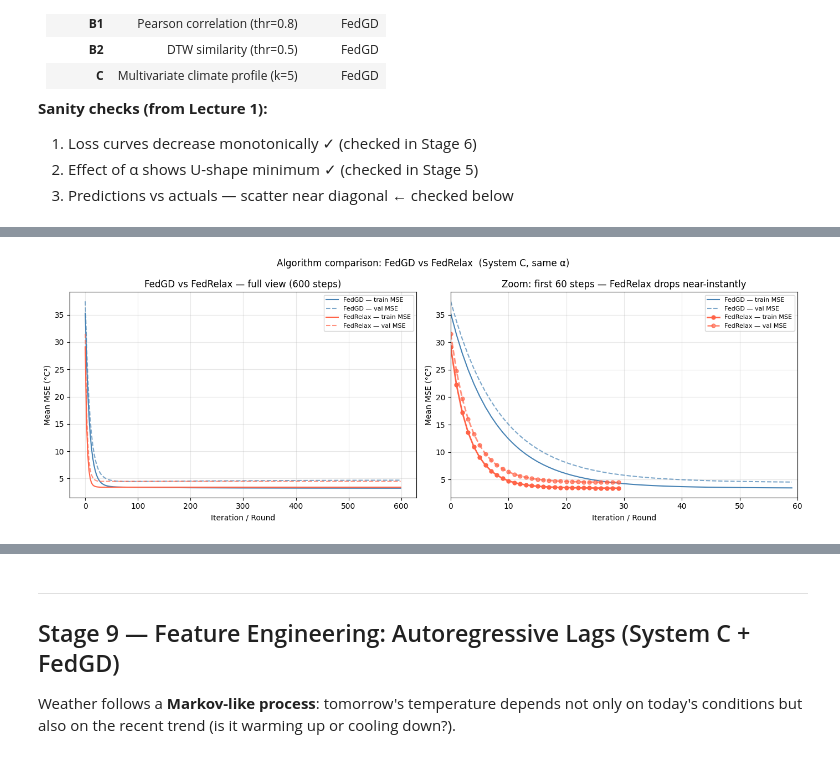
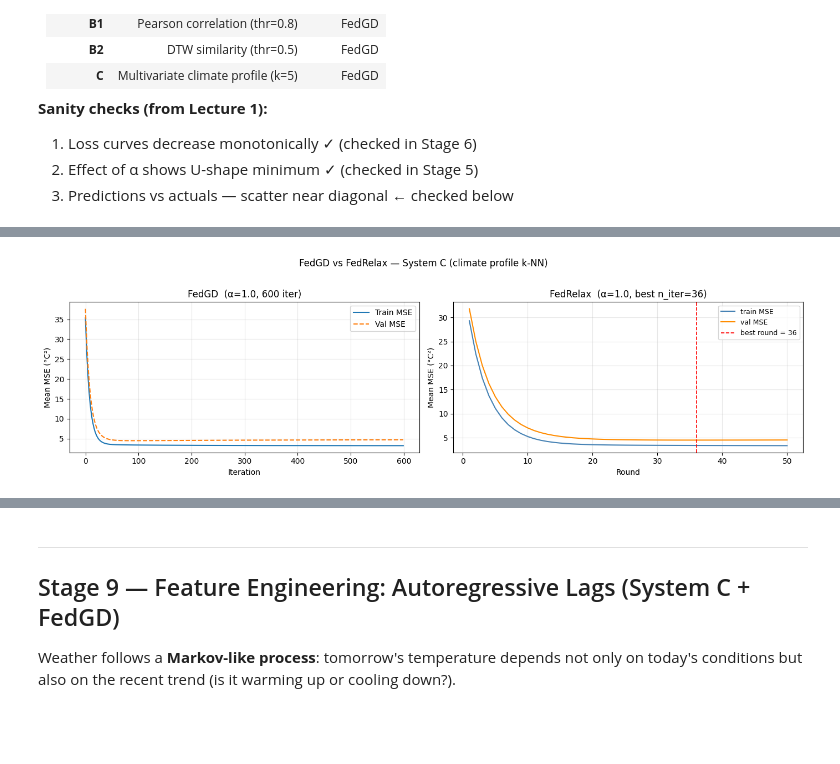
Before and after one commit to VikaMokhovikova/federated_learning26, a Jupyter notebook: fl.ipynb, the cells around one changed output, grey strips where cells are left out. Drawn from its saved outputs; the diff is of its cells as text; code cells hidden in the pictures; blank space fills up the shorter version.

```diff
--- a/fl.ipynb
+++ b/fl.ipynb
@@ -335,12 +435,12 @@ System B1 — Pearson correlation graph  (exploring threshold):
 # %%
-# ── System B1: select threshold = 0.8; restrict to LCC ──────────────────────
-# thr=0.7 → LCC 192 nodes (too dense for a meaningful penalty)
-# thr=0.8 → LCC 190 nodes ← CHOSEN: reasonable sparsity; 3 offshore islands excluded
-# thr=0.9 → LCC 117 nodes (too sparse — many disconnected clusters)
-
-THR_B1 = 0.8
-A_B1_FULL = build_similarity_graph(NODE_DATASETS, ALL_NAMES, threshold=THR_B1)
-A_B1_SUB, B1_NAMES = largest_connected_component(A_B1_FULL, ALL_NAMES)
+# ── System B1: build final graph with selected THR_B1 ────────────────────────
+if _sys_B1_results:
+    A_B1_FULL  = _sys_B1_results[THR_B1]["A_full"]
+    A_B1_SUB   = _sys_B1_results[THR_B1]["A_lcc"]
+    B1_NAMES   = _sys_B1_results[THR_B1]["lcc_names"]
+else:
+    A_B1_FULL = build_similarity_graph(NODE_DATASETS, ALL_NAMES, threshold=THR_B1)
+    A_B1_SUB, B1_NAMES = largest_connected_component(A_B1_FULL, ALL_NAMES)
 
 info_b1 = graph_info(A_B1_SUB)
 print(f"System B1 (Pearson thr={THR_B1}, LCC):")
@@ -1104,56 +1302,28 @@ FedRelax needs far fewer rounds — each round is a closed-form solve, not a gra
 # %%
-# ── Convergence plot: FedGD (600 steps) vs FedRelax (~10 rounds) ─────────────
-fig, axes = plt.subplots(1, 2, figsize=(14, 5))
+# ── Convergence comparison: FedGD vs FedRelax on System C ────────────────────
+fig, axes = plt.subplots(1, 2, figsize=(14, 4))
 
-gd_train    = result_fedgd_C["train_loss"]
-gd_val      = result_fedgd_C["val_loss"]
-relax_train = result_fedrelax_C["train_loss"]
-relax_val   = result_fedrelax_C["val_loss"]
-n_gd        = len(gd_train)
+# Left: FedGD — full training curve
+plot_loss_curves(results["C  (profile)"],
+                 title=f"FedGD  (α={best_alpha_C}, {N_ITER_FINAL} iter)",
+                 ax=axes[0])
 
-# Pad FedRelax curves to the same length as FedGD (flat after convergence)
-relax_train_pad = relax_train + [relax_train[-1]] * (n_gd - len(relax_train))
-relax_val_pad   = relax_val   + [relax_val[-1]]   * (n_gd - len(relax_val))
+# Right: FedRelax — all MAX_RELAX_ITER rounds, best round marked
+iters_relax = range(1, MAX_RELAX_ITER + 1)
+axes[1].plot(iters_relax, result_tmp_relax["train_loss"], color="steelblue",  linewidth=1.5, label="train MSE")
+axes[1].plot(iters_relax, result_tmp_relax["val_loss"],   color="darkorange", linewidth=1.5, label="val MSE")
+axes[1].axvline(best_n_iter_relax, color="red", linestyle="--", linewidth=1.2,
+                label=f"best round = {best_n_iter_relax}")
+axes[1].set_xlabel("Round")
+axes[1].set_ylabel("Mean MSE (°C²)")
+axes[1].set_title(f"FedRelax  (α={best_alpha_C_relax}, best n_iter={best_n_iter_relax})")
+axes[1].legend(fontsize=9)
+axes[1].grid(True, alpha=0.3)
 
-# ── Left panel: full 600-iteration view ───────────────────────────────────────
-ax = axes[0]
-ax.plot(gd_train,       color="steelblue", linewidth=1.5, label="FedGD — train MSE")
-ax.plot(gd_val,         color="steelblue", linewidth=1.5, linestyle="--", alpha=0.7,
-        label="FedGD — val MSE")
-ax.plot(relax_train_pad, color="tomato",   linewidth=1.5, label="FedRelax — train MSE")
-ax.plot(relax_val_pad,   color="tomato",   linewidth=1.5, linestyle="--", alpha=0.7,
-        label="FedRelax — val MSE")
-ax.set_xlabel("Iteration / Round")
-ax.set_ylabel("Mean MSE (°C²)")
-ax.set_title("FedGD vs FedRelax — full view (600 steps)")
-ax.legend(fontsize=8)
-ax.grid(True, alpha=0.3)
-
-# ── Right panel: zoom into first 60 iterations ────────────────────────────────
-ax2 = axes[1]
-zoom = 60
-ax2.plot(range(zoom), gd_train[:zoom],
-         color="steelblue", linewidth=1.5, label="FedGD — train MSE")
-ax2.plot(range(zoom), gd_val[:zoom],
-         color="steelblue", linewidth=1.5, linestyle="--", alpha=0.7,
-         label="FedGD — val MSE")
-ax2.plot(range(len(relax_train)), relax_train,
-         color="tomato", linewidth=2, marker="o", markersize=5,
-         label="FedRelax — train MSE")
-ax2.plot(range(len(relax_val)), relax_val,
-         color="tomato", linewidth=2, linestyle="--", alpha=0.7, marker="o",
-         markersize=5, label="FedRelax — val MSE")
-ax2.set_xlim(0, zoom)
-ax2.set_xlabel("Iteration / Round")
-ax2.set_ylabel("Mean MSE (°C²)")
-ax2.set_title(f"Zoom: first {zoom} steps — FedRelax drops near-instantly")
-ax2.legend(fontsize=8)
-ax2.grid(True, alpha=0.3)
-
-plt.suptitle("Algorithm comparison: FedGD vs FedRelax  (System C, same α)", fontsize=12)
+plt.suptitle("FedGD vs FedRelax — System C (climate profile k-NN)", y=1.02)
 plt.tight_layout()
 plt.show()
 # %% [output]
-[figure, old version]
+[figure, new version]
 # %%
 # ── Algorithm comparison table: FedGD vs FedRelax on System C ────────────────
```
Also changed, not shown: parts of 26 cells of this notebook, 3 other files.
